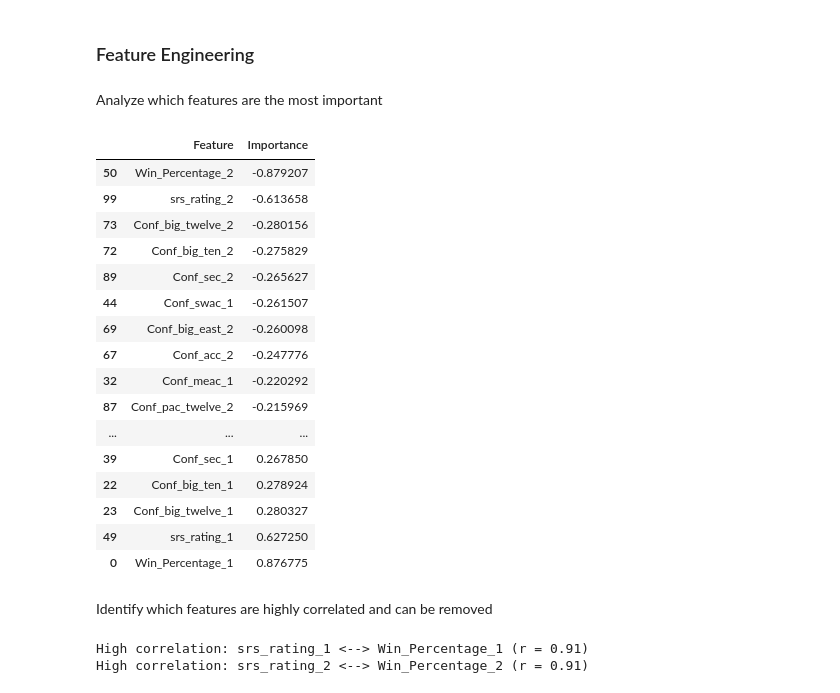
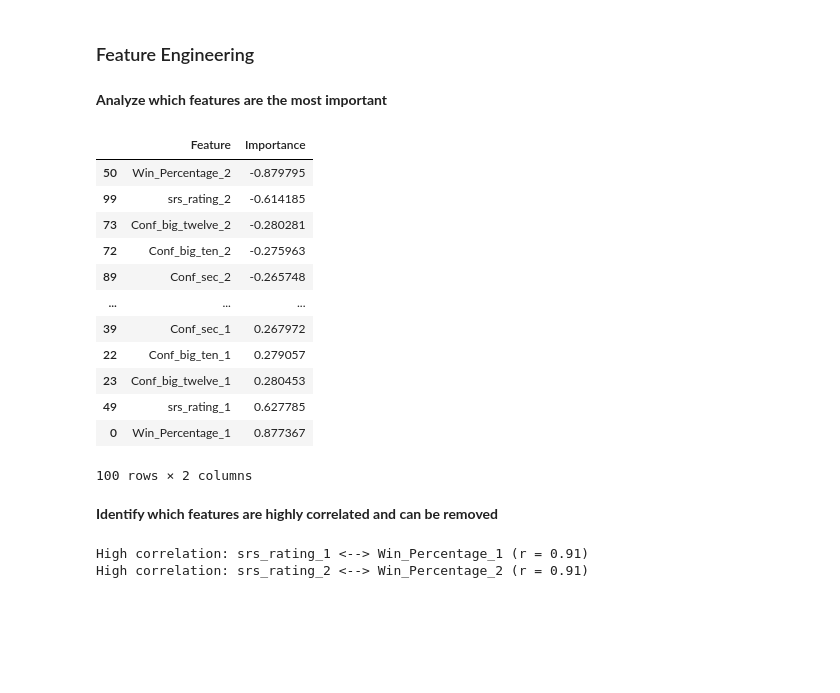
Before and after one commit to alexreid-14/March_ML_Mania_2025, a Jupyter notebook: modeling/reg_season_ml_model.ipynb, the cells around one changed output. Cells and saved outputs as stored; diff of their text form; code cells hidden in the pictures; blank space fills up the shorter version.

```diff
--- a/modeling/reg_season_ml_model.ipynb
+++ b/modeling/reg_season_ml_model.ipynb
@@ -51,37 +52,31 @@ LogisticRegression(C=100)
 # %% [markdown]
 ### Feature Engineering
 # %% [markdown]
-Analyze which features are the most important
+**Analyze which features are the most important**
 # %%
-pd.set_option("display.max_rows", None)
-
 feature_importance = pd.DataFrame({
     'Feature': X_train.columns,
     'Importance': logreg.coef_[0]
 })
 
 feature_importance = feature_importance.sort_values(by='Importance', ascending=True)
 feature_importance
 # %% [output]
 |  | Feature | Importance |
-| 50 | Win_Percentage_2 | -0.879207 |
-| 99 | srs_rating_2 | -0.613658 |
-| 73 | Conf_big_twelve_2 | -0.280156 |
-| 72 | Conf_big_ten_2 | -0.275829 |
-| 89 | Conf_sec_2 | -0.265627 |
-| 44 | Conf_swac_1 | -0.261507 |
-| 69 | Conf_big_east_2 | -0.260098 |
-| 67 | Conf_acc_2 | -0.247776 |
-| 32 | Conf_meac_1 | -0.220292 |
-| 87 | Conf_pac_twelve_2 | -0.215969 |
+| 50 | Win_Percentage_2 | -0.879795 |
+| 99 | srs_rating_2 | -0.614185 |
+| 73 | Conf_big_twelve_2 | -0.280281 |
+| 72 | Conf_big_ten_2 | -0.275963 |
+| 89 | Conf_sec_2 | -0.265748 |
 | ... | ... | ... |
-| 39 | Conf_sec_1 | 0.267850 |
-| 22 | Conf_big_ten_1 | 0.278924 |
-| 23 | Conf_big_twelve_1 | 0.280327 |
-| 49 | srs_rating_1 | 0.627250 |
-| 0 | Win_Percentage_1 | 0.876775 |
+| 39 | Conf_sec_1 | 0.267972 |
+| 22 | Conf_big_ten_1 | 0.279057 |
+| 23 | Conf_big_twelve_1 | 0.280453 |
+| 49 | srs_rating_1 | 0.627785 |
+| 0 | Win_Percentage_1 | 0.877367 |
+100 rows × 2 columns
 # %% [markdown]
-Identify which features are highly correlated and can be removed
+**Identify which features are highly correlated and can be removed**
 # %%
 corr_matrix = X_train.corr().abs()
 # Select upper triangle of correlation matrix (to avoid duplicate pairs)
```
Also changed, not shown: parts of 10 cells of this notebook.
